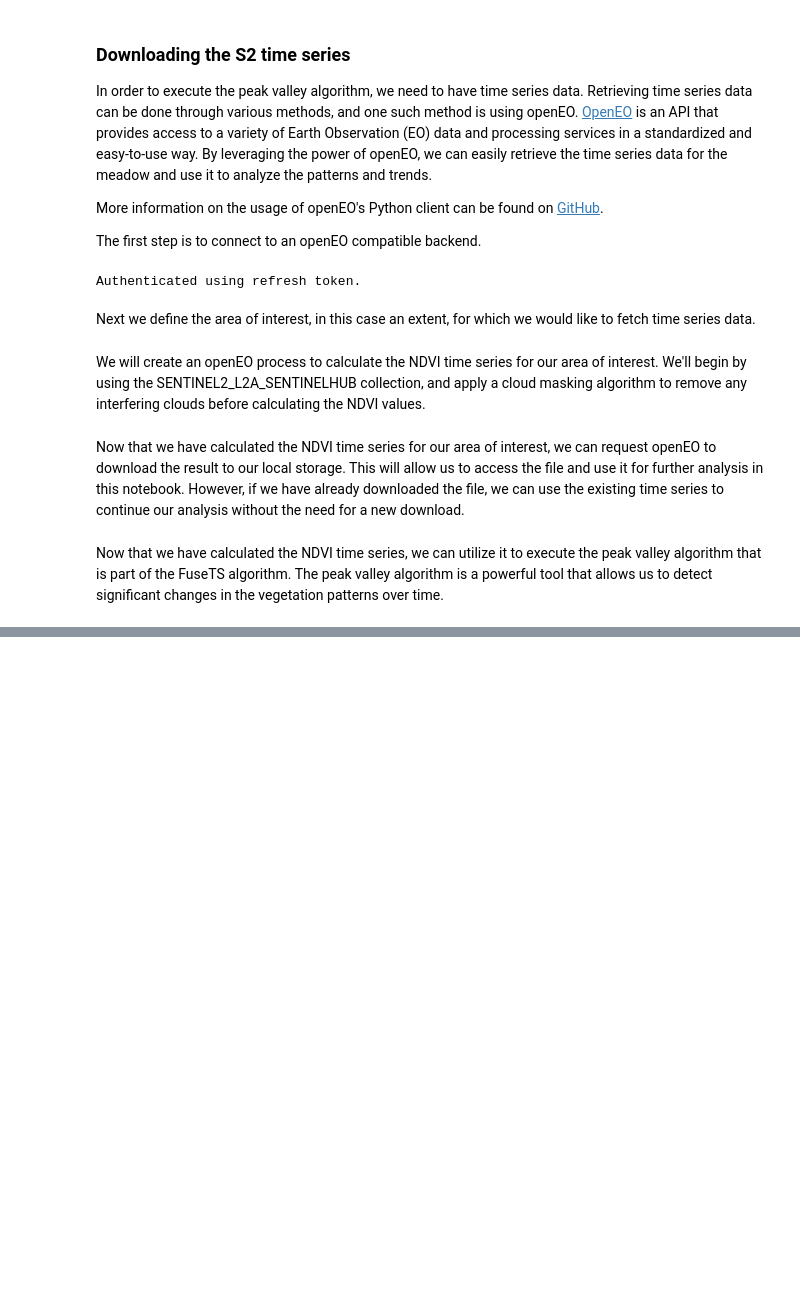
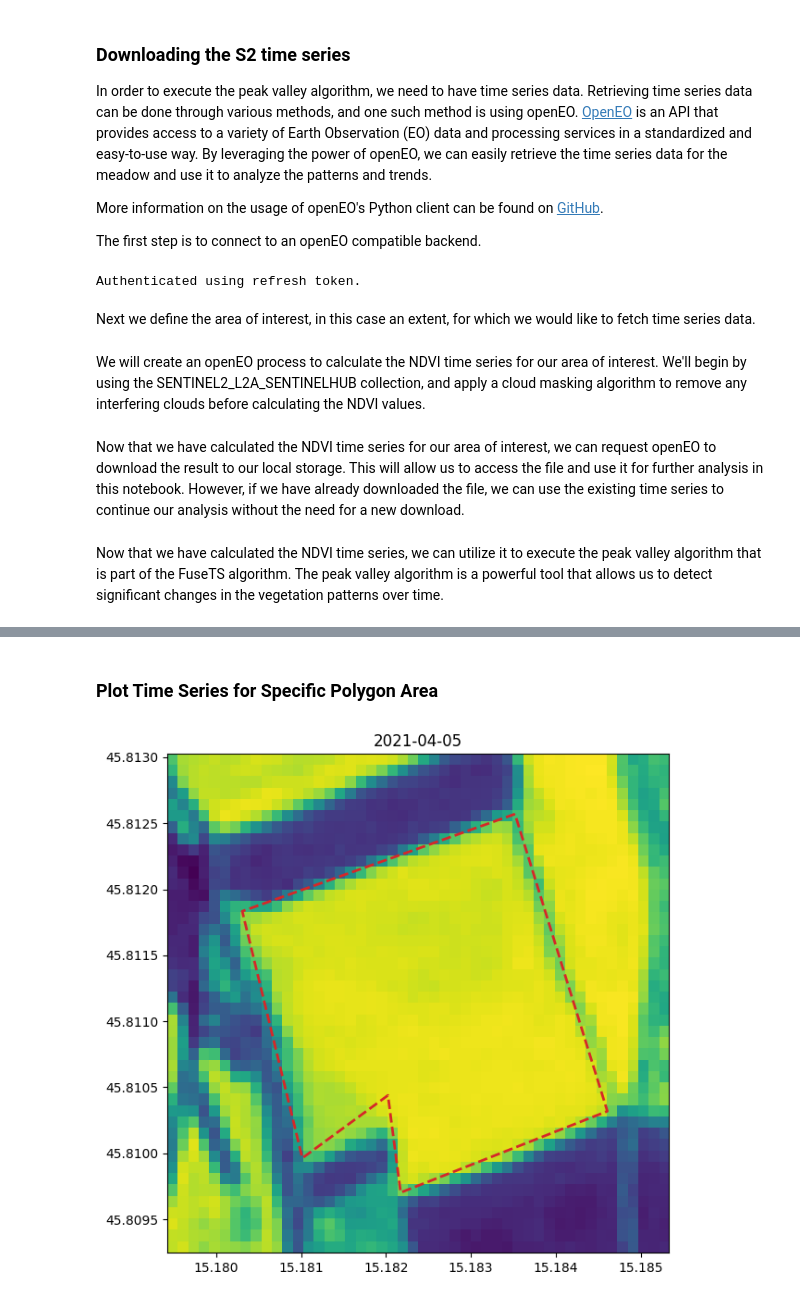
Before and after one commit to Open-EO/FuseTS, a Jupyter notebook: notebooks/Local/FuseTS - Peak Valley Detection.ipynb, the cells around one changed output, grey strips where cells are left out. Saved outputs shown, nothing was run; the diff lists cells and outputs as text; code cells hidden in the pictures; blank space fills up the shorter version.

```diff
--- a/notebooks/Local/FuseTS - Peak Valley Detection.ipynb
+++ b/notebooks/Local/FuseTS - Peak Valley Detection.ipynb
@@ -177,0 +96,28 @@ BokehModel(combine_events=True, render_bundle={'docs_json': {'b1de9158-9888-48e2
+# %% [markdown]
+### Plot Time Series for Specific Polygon Area
+# %%
+# define geometry of area-of-interest (AOI)
+geometry = {
+    "type": "Polygon",
+    "coordinates": [
+        [
+            [15.183519, 45.81257],
+            [15.180305, 45.811834],
+            [15.181013, 45.809964],
+            [15.182022, 45.810439],
+            [15.182172, 45.809703],
+            [15.184608, 45.810319],
+            [15.183519, 45.81257],
+        ]
+    ],
+}
+
+fig, ax = plt.subplots(figsize=(7, 7))
+
+# plot AOI
+ax.imshow(ndvi_filtered.isel(t=7), extent=[minx, maxx, miny, maxy])
+ax.plot(*np.array(geometry["coordinates"][0]).T, "C3", lw=2, ls="dashed")
+ax.set_title(ndvi_filtered.isel(t=7).t.dt.date.to_numpy())
+ax.set_aspect("auto")
+# %% [output]
+[figure, added]
```
Also changed, not shown: parts of 12 cells of this notebook.
